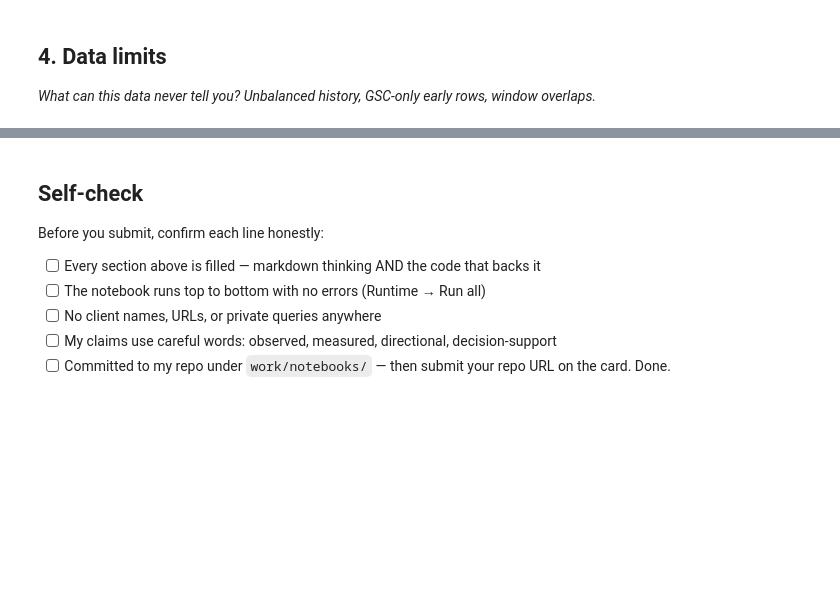
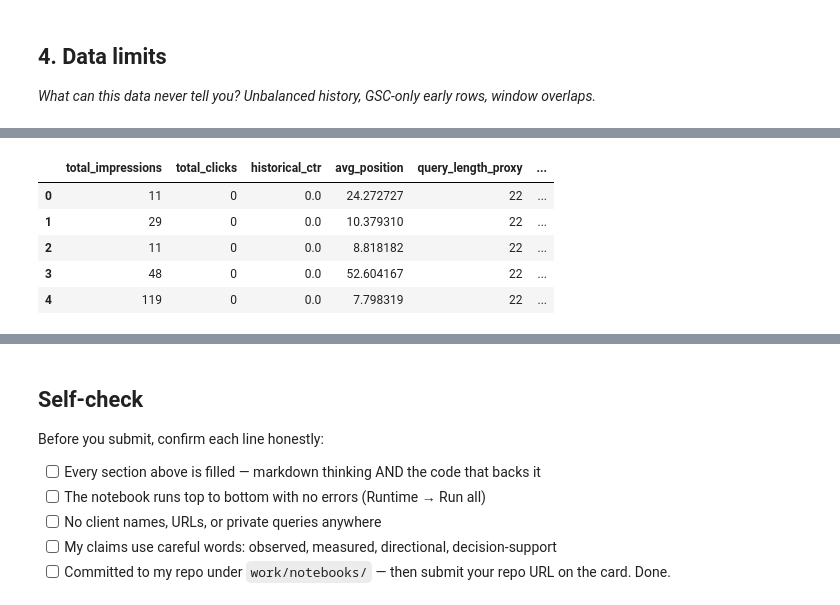
Before and after one commit to meem-5971/FlyRank-ML-, a Jupyter notebook: work/notebooks/w03_data_contract.ipynb, the cells around one changed output, grey strips where cells are left out. Drawn from its saved outputs; the diff is of its cells as text; code cells hidden in the pictures; blank space fills up the shorter version.

```diff
--- a/work/notebooks/w03_data_contract.ipynb
+++ b/work/notebooks/w03_data_contract.ipynb
@@ -36,0 +134,75 @@ This skeleton is yours to fill. Work the sections **in order** — each one has
+# %%
+# Build Feature Frame from 2026-03 with 5 knowable features + 1 leaked feature
+feature_frame_sql = f"""
+WITH base_features AS (
+    SELECT
+        client_hash_id,
+        content_hash_id,
+        query_hash_id,
+        impressions_last30 AS total_impressions,
+        clicks_last30 AS total_clicks,
+        CAST(clicks_last30 AS FLOAT) / NULLIF(impressions_last30, 0) AS historical_ctr,
+        avg_position_last30 AS avg_position,
+        LENGTH(query_hash_id) AS query_length_proxy
+    FROM read_parquet('{FACT_QUERY}')
+    WHERE impressions_last30 > 10
+    LIMIT 5000
+),
+leaked_label AS (
+    -- TRAP: Injecting future clicks from next month (2026-04)
+    SELECT
+        client_hash_id,
+        content_hash_id,
+        SUM(gsc_clicks) AS future_next_month_clicks
+    FROM read_parquet('{FACT_DAILY}')
+    WHERE month = '2026-04'
+    GROUP BY client_hash_id, content_hash_id
+)
+SELECT
+    f.total_impressions,
+    f.total_clicks,
+    f.historical_ctr,
+    f.avg_position,
+    f.query_length_proxy,
+    COALESCE(l.future_next_month_clicks, 0) AS future_next_month_clicks -- LEAKED FEATURE
+FROM base_features f
+LEFT JOIN leaked_label l
+    ON f.client_hash_id = l.client_hash_id
+   AND f.content_hash_id = l.content_hash_id;
+"""
+
+df_features = con.sql(feature_frame_sql).df().fillna(0)
+
+print("Feature Frame preview:")
+display(df_features.head())
+
+# Print "Available When?" Justifications
+print("\n" + "="*80)
+print("FEATURE AVAILABILITY JUSTIFICATIONS:")
+print("1. total_impressions: Knowable at the decision moment because it aggregates logs within 2026-03.")
+print("2. total_clicks: Knowable at the decision moment because it reflects past clicks up to 2026-03-31.")
+print("3. historical_ctr: Knowable at the decision moment because it derives strictly from historical 2026-03 metrics.")
+print("4. avg_position: Knowable at the decision moment because rank positions were recorded prior to window close.")
+print("5. query_length_proxy: Knowable at the decision moment because string characteristics are static query metadata.")
+print("="*80 + "\n")
+
+# --- TRAP EXECUTION ---
+# 1. Evaluate KMeans with Leaked Feature
+features_leaked = ['total_impressions', 'total_clicks', 'historical_ctr', 'avg_position', 'query_length_proxy', 'future_next_month_clicks']
+X_leaked = StandardScaler().fit_transform(df_features[features_leaked])
+
+kmeans_leaked = KMeans(n_clusters=4, random_state=42, n_init=10).fit(X_leaked)
+score_leaked = silhouette_score(X_leaked, kmeans_leaked.labels_)
+print(f"⚠️ Silhouette Score WITH Target Leakage: {score_leaked:.4f} (Artificially High/Inflated)")
+
+# 2. Drop Leaked Feature & Report Honest Metric
+features_honest = ['total_impressions', 'total_clicks', 'historical_ctr', 'avg_position', 'query_length_proxy']
+X_honest = StandardScaler().fit_transform(df_features[features_honest])
+
+kmeans_honest = KMeans(n_clusters=4, random_state=42, n_init=10).fit(X_honest)
+score_honest = silhouette_score(X_honest, kmeans_honest.labels_)
+print(f"✅ Silhouette Score WITHOUT Leakage (Honest): {score_honest:.4f}")
+
+# Remove the leaked column from dataframe to keep feature set clean
+df_features_clean = df_features[features_honest]
+# %% [output]
@@ -36,0 +210,6 @@ This skeleton is yours to fill. Work the sections **in order** — each one has
+|  | total_impressions | total_clicks | historical_ctr | avg_position | query_length_proxy | ... |
+| 0 | 11 | 0 | 0.0 | 24.272727 | 22 | ... |
+| 1 | 29 | 0 | 0.0 | 10.379310 | 22 | ... |
+| 2 | 11 | 0 | 0.0 | 8.818182 | 22 | ... |
+| 3 | 48 | 0 | 0.0 | 52.604167 | 22 | ... |
+| 4 | 119 | 0 | 0.0 | 7.798319 | 22 | ... |
```
Also changed, not shown: parts of 8 cells of this notebook.
